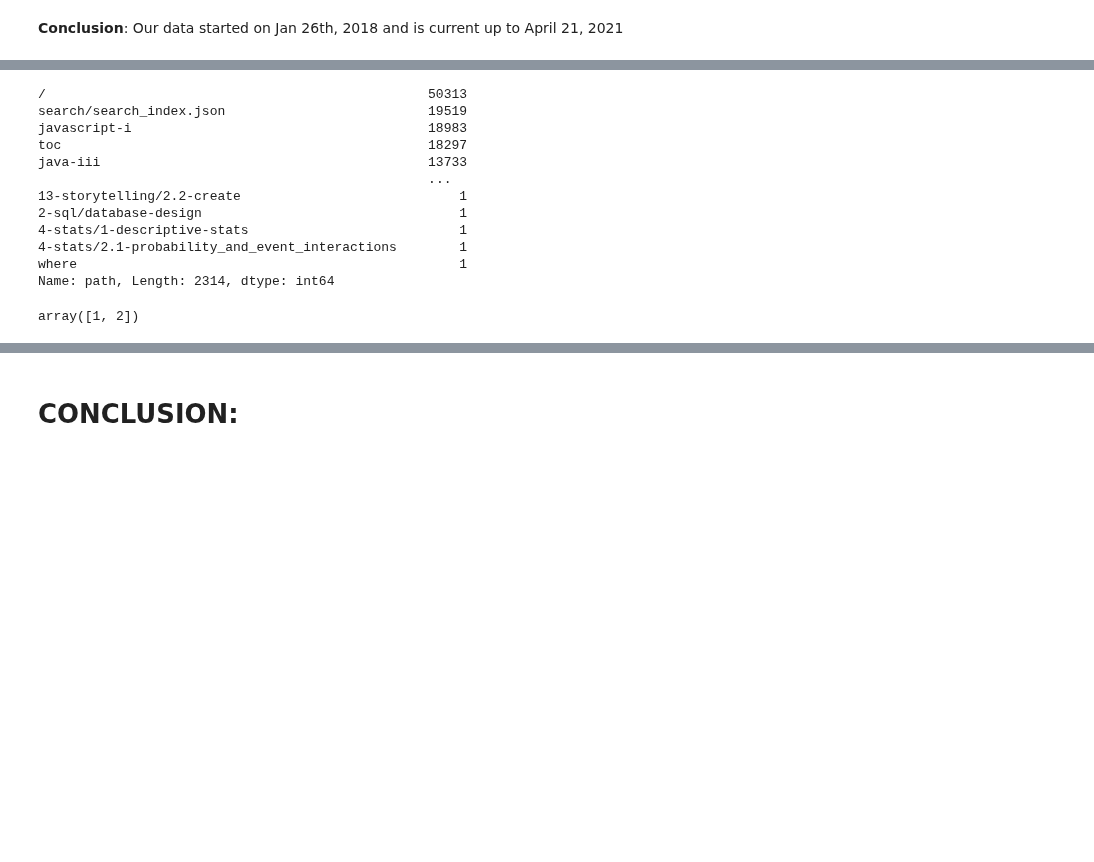
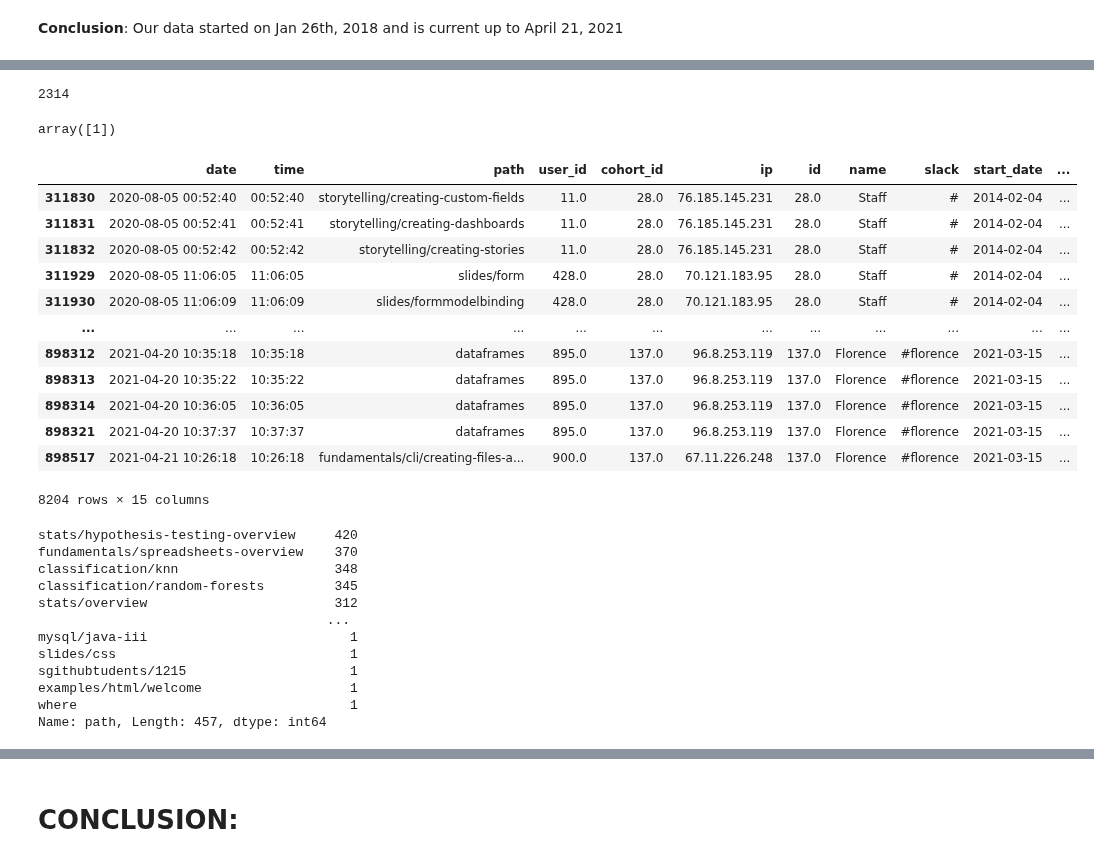
Before and after one commit to AACKV/anomaly_detection_project, a Jupyter notebook: Kyles_notebook.ipynb, the cells around one changed output, grey strips where cells are left out. Cells and saved outputs as stored; diff of their text form; code cells hidden in the pictures; blank space fills up the shorter version.

```diff
--- a/Kyles_notebook.ipynb
+++ b/Kyles_notebook.ipynb
@@ -204,15 +311,59 @@ df.date.min(), df.date.max()
+# %%
+num_paths = df.path.nunique()
+num_paths
+# %% [output]
+2314
+# %%
+bottom_400 = np.unique(df.path.value_counts().iloc[num_paths-400:,].values)
+bottom_400
+# %% [output]
+array([1])
+# %%
+accessed_once = df.path.unique()[1:][df.path.value_counts() == 1]
+once = pd.Series(accessed_once[:-1])
+
+mask = []
+added_True = False
+for path in df.path.values:
+
+    added_True = False
+    for uno in once.values:
+        if uno == path:
+            mask.append(True)
+            added_True = True
+        if added_True:
+            break
+    if not added_True:
+        mask.append(False)
+
+
+df[mask]
+# %% [output]
+|  | date | time | path | user_id | cohort_id | ip | id | name | slack | start_date | ... |
+| 311830 | 2020-08-05 00:52:40 | 00:52:40 | storytelling/creating-custom-fields | 11.0 | 28.0 | 76.185.145.231 | 28.0 | Staff | # | 2014-02-04 | ... |
+| 311831 | 2020-08-05 00:52:41 | 00:52:41 | storytelling/creating-dashboards | 11.0 | 28.0 | 76.185.145.231 | 28.0 | Staff | # | 2014-02-04 | ... |
+| 311832 | 2020-08-05 00:52:42 | 00:52:42 | storytelling/creating-stories | 11.0 | 28.0 | 76.185.145.231 | 28.0 | Staff | # | 2014-02-04 | ... |
+| 311929 | 2020-08-05 11:06:05 | 11:06:05 | slides/form | 428.0 | 28.0 | 70.121.183.95 | 28.0 | Staff | # | 2014-02-04 | ... |
+| 311930 | 2020-08-05 11:06:09 | 11:06:09 | slides/formmodelbinding | 428.0 | 28.0 | 70.121.183.95 | 28.0 | Staff | # | 2014-02-04 | ... |
+| ... | ... | ... | ... | ... | ... | ... | ... | ... | ... | ... | ... |
+| 898312 | 2021-04-20 10:35:18 | 10:35:18 | dataframes | 895.0 | 137.0 | 96.8.253.119 | 137.0 | Florence | #florence | 2021-03-15 | ... |
+| 898313 | 2021-04-20 10:35:22 | 10:35:22 | dataframes | 895.0 | 137.0 | 96.8.253.119 | 137.0 | Florence | #florence | 2021-03-15 | ... |
+| 898314 | 2021-04-20 10:36:05 | 10:36:05 | dataframes | 895.0 | 137.0 | 96.8.253.119 | 137.0 | Florence | #florence | 2021-03-15 | ... |
+| 898321 | 2021-04-20 10:37:37 | 10:37:37 | dataframes | 895.0 | 137.0 | 96.8.253.119 | 137.0 | Florence | #florence | 2021-03-15 | ... |
+| 898517 | 2021-04-21 10:26:18 | 10:26:18 | fundamentals/cli/creating-files-a... | 900.0 | 137.0 | 67.11.226.248 | 137.0 | Florence | #florence | 2021-03-15 | ... |
+8204 rows × 15 columns
 # %%
-df.path.value_counts()
+df[mask].path.value_counts()
 # %% [output]
-/                                                 50313
-search/search_index.json                          19519
-javascript-i                                      18983
-toc                                               18297
-java-iii                                          13733
-                                                  ...
-13-storytelling/2.2-create                            1
-2-sql/database-design                                 1
-4-stats/1-descriptive-stats                           1
-4-stats/2.1-probability_and_event_interactions        1
-where                                                 1
-Name: path, Length: 2314, dtype: int64
+stats/hypothesis-testing-overview     420
+fundamentals/spreadsheets-overview    370
+classification/knn                    348
+classification/random-forests         345
+stats/overview                        312
+                                     ...
+mysql/java-iii                          1
+slides/css                              1
+sgithubtudents/1215                     1
+examples/html/welcome                   1
+where                                   1
+Name: path, Length: 457, dtype: int64
@@ -221,5 +369,0 @@ num_paths = df.path.nunique()
-# %%
-bottom_500 = np.unique(df.path.value_counts().iloc[num_paths-450:,].values)
-bottom_500
-# %% [output]
-array([1, 2])
```
Also changed, not shown: parts of 38 cells of this notebook.
